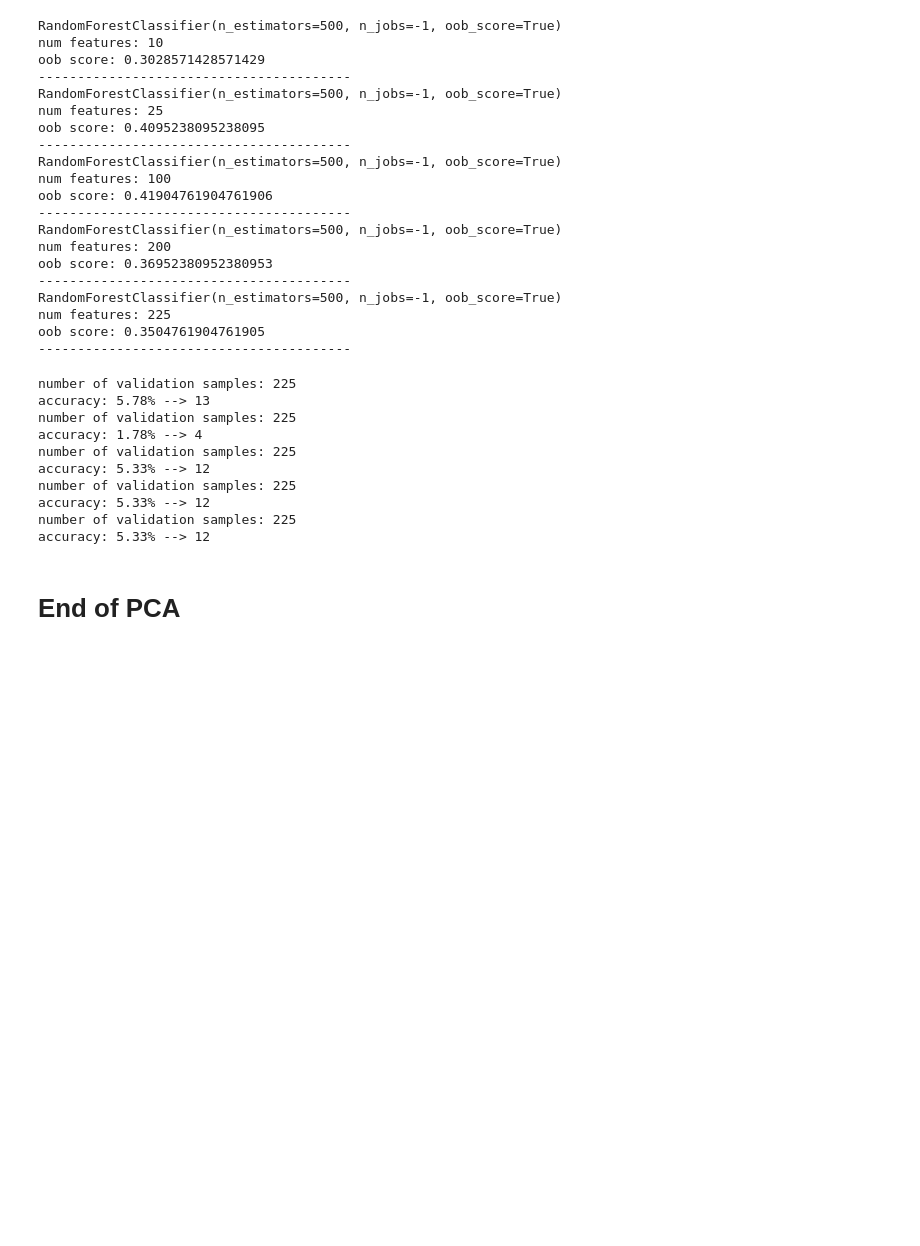
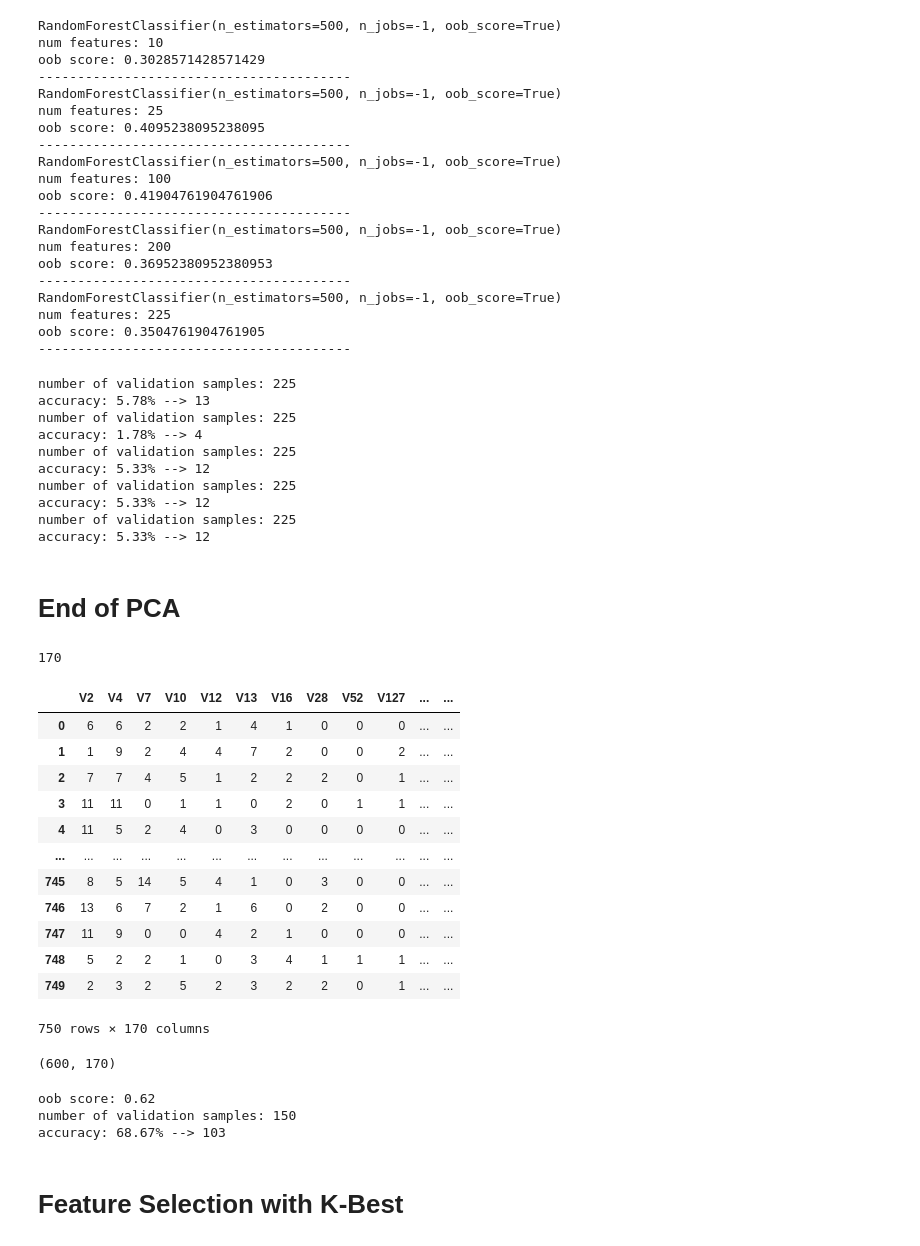
Before and after one commit to GenosW/ml-exercises, a Jupyter notebook: exercise2/amazon_rf.ipynb, the cells around one changed output. Saved outputs shown, nothing was run; the diff lists cells and outputs as text; code cells hidden in the pictures; blank space fills up the shorter version.

```diff
--- a/exercise2/amazon_rf.ipynb
+++ b/exercise2/amazon_rf.ipynb
@@ -337,0 +396,47 @@ solution_table.head()
+# %%
+from math import sqrt
+
+#VT = VarianceThreshold(threshold=0.05)
+features = df.loc[:,'V1':'V10000']
+target = df.loc[:,'Class']
+num_features = features.shape[1]
+features
+
+# Create and fit selector
+k= int(sqrt(num_features)*1.7)
+print(k)
+selector = SelectKBest(k=k)
+# Get columns to keep and create new dataframe with those only
+cols = selector.fit(features.values, target.values).get_support(indices=True)
+selected_feats = features.iloc[:,cols]
+selected_feats
+# %% [output]
+170
+|  | V2 | V4 | V7 | V10 | V12 | V13 | V16 | V28 | V52 | V127 | ... | ... |
+| 0 | 6 | 6 | 2 | 2 | 1 | 4 | 1 | 0 | 0 | 0 | ... | ... |
+| 1 | 1 | 9 | 2 | 4 | 4 | 7 | 2 | 0 | 0 | 2 | ... | ... |
+| 2 | 7 | 7 | 4 | 5 | 1 | 2 | 2 | 2 | 0 | 1 | ... | ... |
+| 3 | 11 | 11 | 0 | 1 | 1 | 0 | 2 | 0 | 1 | 1 | ... | ... |
+| 4 | 11 | 5 | 2 | 4 | 0 | 3 | 0 | 0 | 0 | 0 | ... | ... |
+| ... | ... | ... | ... | ... | ... | ... | ... | ... | ... | ... | ... | ... |
+| 745 | 8 | 5 | 14 | 5 | 4 | 1 | 0 | 3 | 0 | 0 | ... | ... |
+| 746 | 13 | 6 | 7 | 2 | 1 | 6 | 0 | 2 | 0 | 0 | ... | ... |
+| 747 | 11 | 9 | 0 | 0 | 4 | 2 | 1 | 0 | 0 | 0 | ... | ... |
+| 748 | 5 | 2 | 2 | 1 | 0 | 3 | 4 | 1 | 1 | 1 | ... | ... |
+| 749 | 2 | 3 | 2 | 5 | 2 | 3 | 2 | 2 | 0 | 1 | ... | ... |
+750 rows × 170 columns
+# %%
+X_train, X_valid, Y_train, Y_valid = train_test_split(selected_feats, Y_lrn, test_size=.2)
+X_train.shape
+# %% [output]
+(600, 170)
+# %%
+rfc = RFC(n_jobs=num_threads, n_estimators=1000,bootstrap=True, oob_score=True, min_samples_leaf=2)
+rfc.fit(X_train, Y_train)
+doScore(rfc, X_valid, Y_valid)
+# %% [output]
+oob score: 0.62
+number of validation samples: 150
+accuracy: 68.67% --> 103
+# %% [markdown]
+# Feature Selection with K-Best
```
Also changed, not shown: parts of 19 cells of this notebook, 4 other files.
